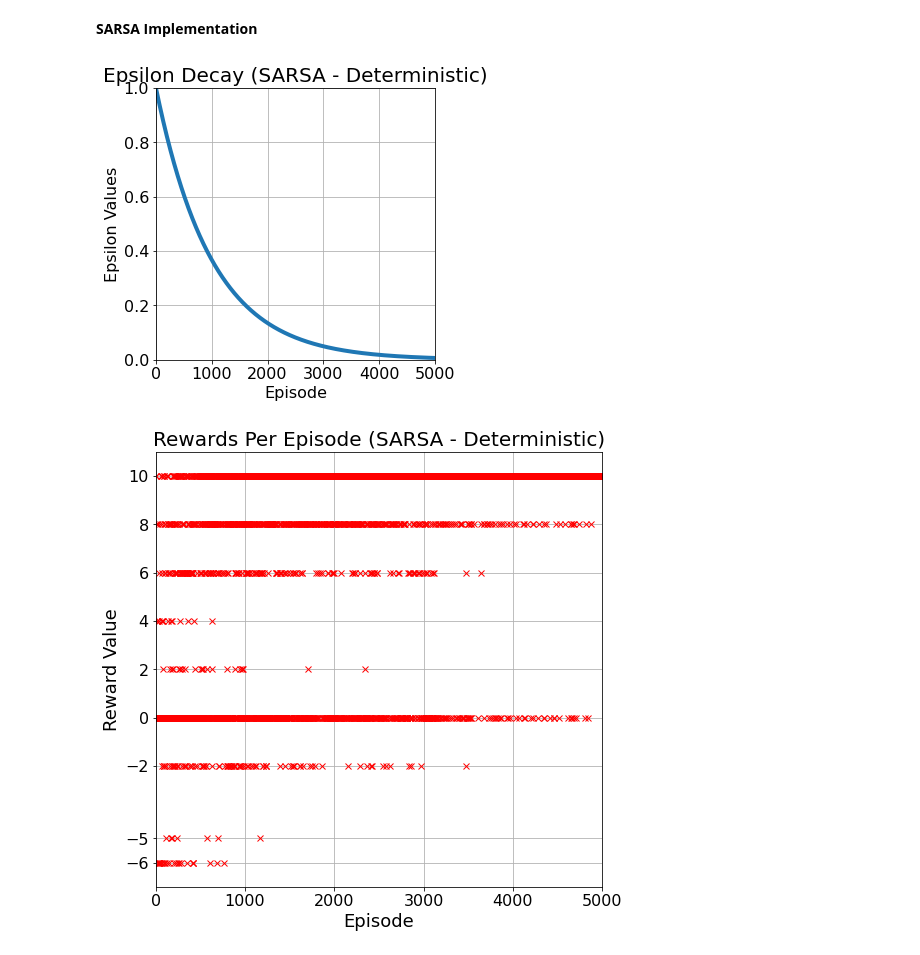
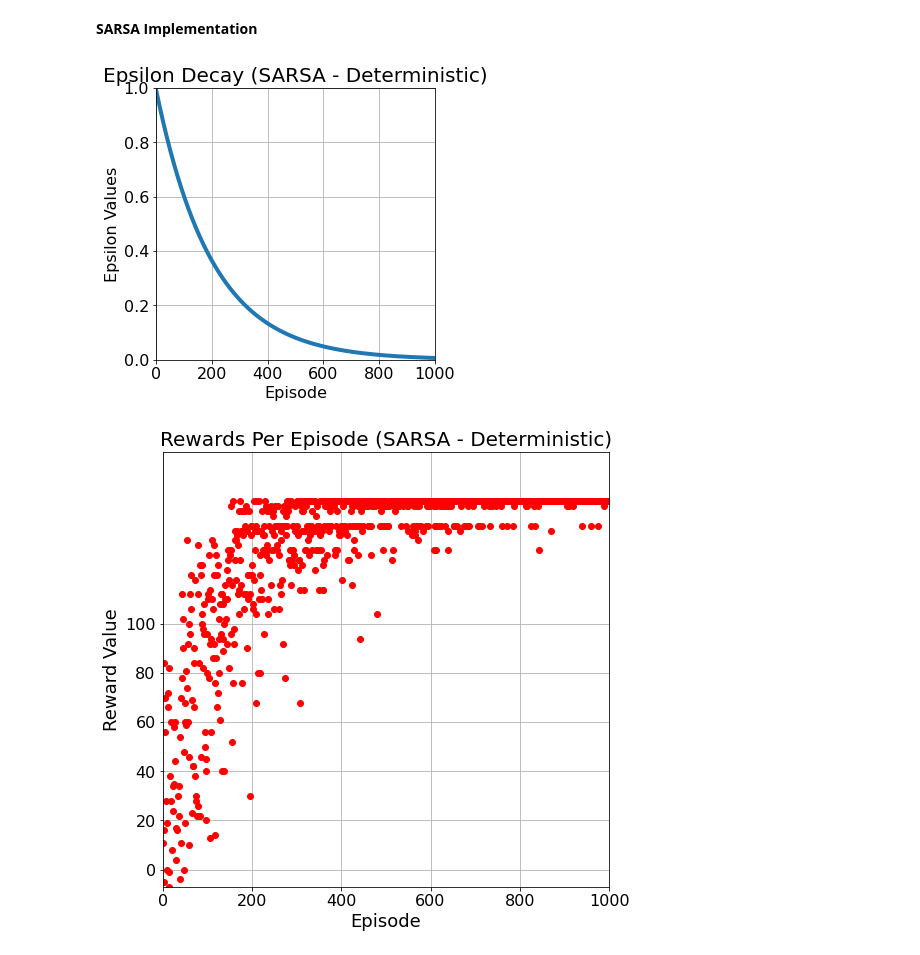
Before and after one commit to akhil1198/RL-PA1, a Jupyter notebook: RL_PA_1_Q_Learning_SARSA.ipynb, the cells around one changed output. Saved outputs shown, nothing was run; the diff lists cells and outputs as text; code cells hidden in the pictures.

```diff
--- a/RL_PA_1_Q_Learning_SARSA.ipynb
+++ b/RL_PA_1_Q_Learning_SARSA.ipynb
@@ -606,36 +655,39 @@ epsilon = 1.0
 epsilon_sarsa = []
 reward_sarsa = []
 
-num_episodes = 5000
+num_episodes = 1000
 max_timesteps = 15
 
 # For plotting metrics
 all_epochs = []
-all_penalties = []
+all_penalties_sarsa_det = []
+
 state1 = 0
 #Q-Table
-q_table_sarsa = np.random.rand(25, 4)
-q_table_sarsa = q_table_sarsa.astype(int)
+q_table_sarsa_det = np.random.rand(25, 4)
+q_table_sarsa_det = q_table_sarsa_det.astype(int)
 
 #running for 1000 episodes
 for episode in range(num_episodes):
   #resetting the state
   state, agent_pos = env.reset()
   epochs = 0
-  # penalties = 0
+  penalties = 0
 
   # print(state)
   state_to_list = state.tolist()
   if 1 in state_to_list:
     state1 = state_to_list.index(1)
   # print(index)
+  new_reward = 0
+  new_penalties = 0
 
   for timestep in range(max_timesteps):
     #Choosing an action based on e-greedy policy
     if np.random.rand() < epsilon:
       action = np.random.choice(env.action_space.n)
     else:
-      action = np.argmax(q_table_sarsa[state1])
+      action = np.argmax(q_table_sarsa_det[state1])
 
     #getting the next state, reward
     observation, reward, terminated, truncated, info, new_agent_pos = env.step(action)
@@ -648,17 +700,21 @@ for episode in range(num_episodes):
     if np.random.rand() < epsilon:
       action2 = np.random.choice(env.action_space.n)
     else:
-      action2 = np.argmax(q_table_sarsa[state2])
+      action2 = np.argmax(q_table_sarsa_det[state2])
 
-    q_table_sarsa[state1, action] = q_table_sarsa[state1, action] + alpha * (reward + gamma * (q_table_sarsa[state2, action2] - q_table_sarsa[state1, action]))
+    q_table_sarsa_det[state1, action] = q_table_sarsa_det[state1, action] + alpha * (reward + gamma * (q_table_sarsa_det[state2, action2] - q_table_sarsa_det[state1, action]))
 
-    # if reward == -5 or reward == -6 or reward == -2:
-    #   penalties += 1
+    if reward == -5 or reward == -6 or reward == -2:
+      penalties += 1
 
     # agent_pos = new_agent_pos
     epochs += 1
-  reward_sarsa.append(reward)
-  epsilon *= 0.9990
+    new_reward += reward
+    state1 = state2
+    new_penalties += penalties
+  reward_sarsa.append(new_reward)
+  all_penalties_sarsa_det.append(new_penalties)
+  epsilon *= 0.995
   epsilon_sarsa.append(epsilon)
   # print(epsilon)
 
@@ -674,22 +730,22 @@ plt.title('Epsilon Decay (SARSA - Deterministic)', fontsize=20)
 plt.xticks(fontsize=16)
 plt.yticks(fontsize=16)
 plt.ylim(ymin=0, ymax=1)
-plt.xlim(xmin=0, xmax=5000)
+plt.xlim(xmin=0, xmax=1000)
 plt.grid()
 plt.show()
 # %% [output]
-[figure, old version]
+[figure, new version]
 # %%
 plt.figure(figsize=(8,8))
-plt.plot(reward_sarsa, 'rx')
+plt.plot(reward_sarsa, 'ro')
 plt.xlabel('Episode', fontsize=18)
 plt.ylabel('Reward Value', fontsize=18)
 plt.title('Rewards Per Episode (SARSA - Deterministic)', fontsize=20)
 plt.xticks(fontsize=16)
-plt.yticks([-6, -5, -2, 0, 2, 4, 6, 8, 10], fontsize=16)
-plt.ylim(ymin=-7, ymax=11)
-plt.xlim(xmin=0, xmax=5000)
+plt.yticks([-60, -50, -20, 0, 20, 40, 60, 80, 100], fontsize=16)
+plt.ylim(ymin=-7, ymax=170)
+plt.xlim(xmin=0, xmax=1000)
 plt.grid()
 plt.show()
 # %% [output]
-[figure, old version]
+[figure, new version]
```
Also changed, not shown: parts of 19 cells of this notebook.
